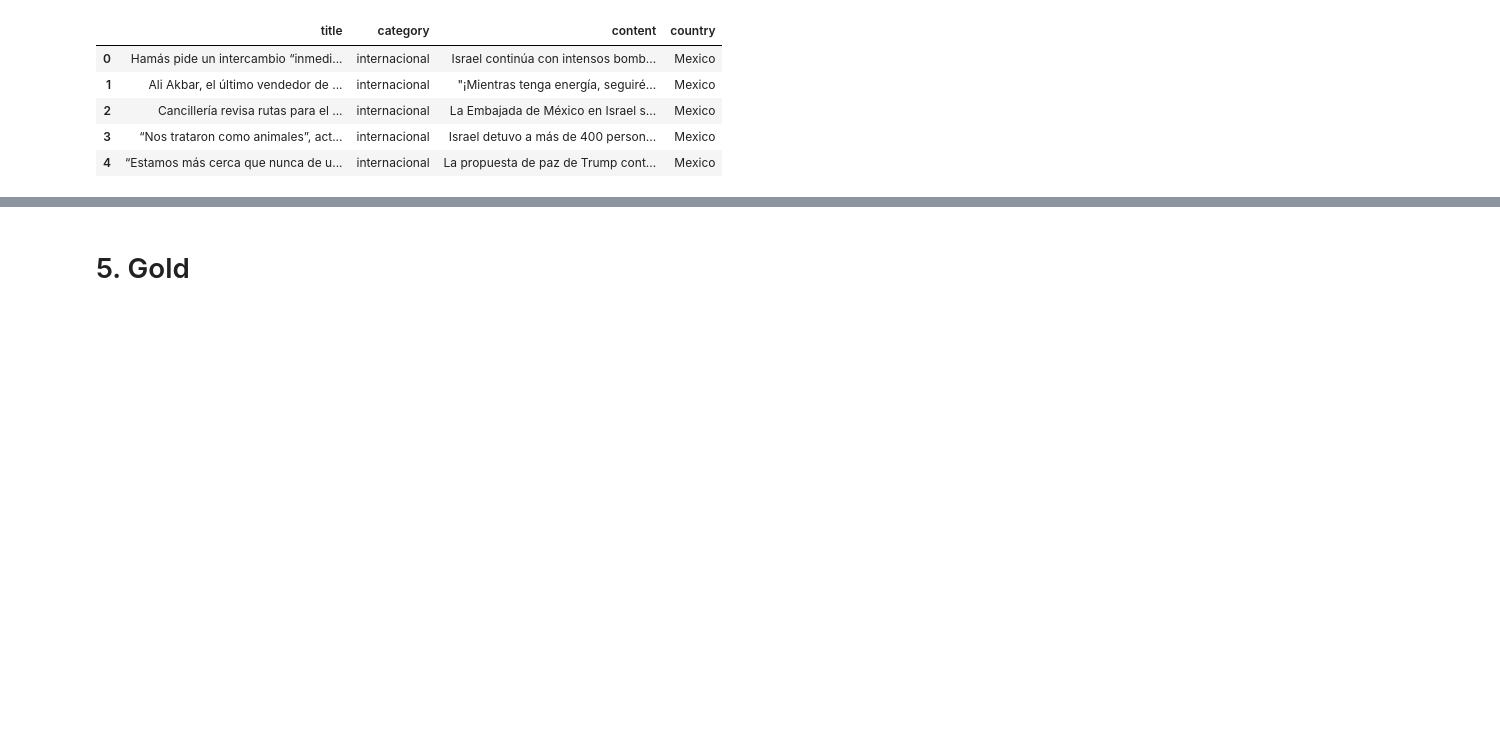
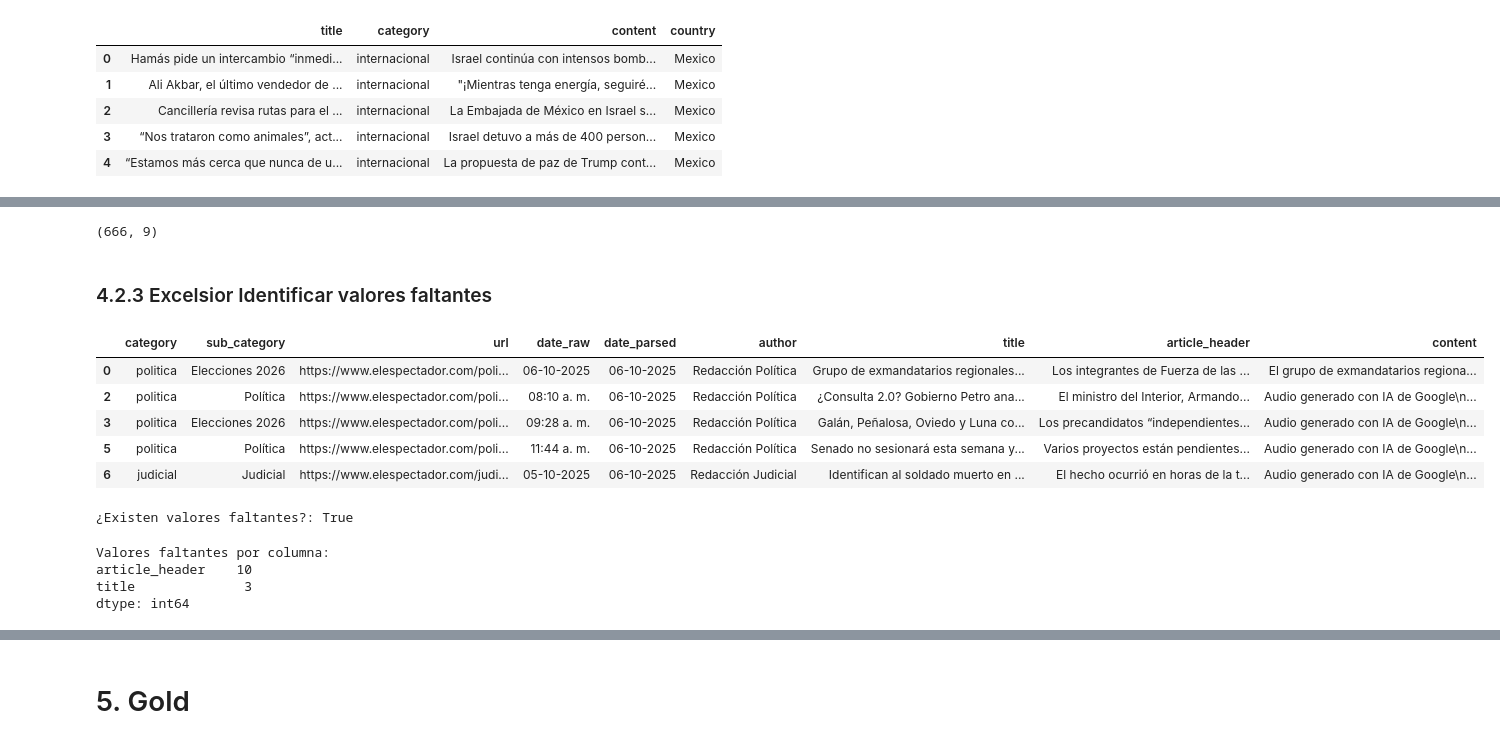
Before and after one commit to BlueAutomata/tesis-optimizacion-de-modelos-de-question-answering, a Jupyter notebook: src/notebooks/02_1_data_preprocessing.ipynb, the cells around one changed output, grey strips where cells are left out. Saved outputs shown, nothing was run; the diff lists cells and outputs as text; code cells hidden in the pictures; blank space fills up the shorter version.

Commit message:
first part completed

```diff
--- a/src/notebooks/02_1_data_preprocessing.ipynb
+++ b/src/notebooks/02_1_data_preprocessing.ipynb
@@ -628,0 +702,6 @@ bronze_df_animal_politico_all.head()
+# %%
+column_name = "url"  # 👈 replace with your column name
+
+# Count how many rows are duplicated based on that column
+num_duplicates = bronze_df_el_excelsior.duplicated(subset=[column_name]).sum()
+print(f"Number of duplicate {column_name}: {num_duplicates}")
@@ -628,0 +710,5 @@ bronze_df_animal_politico_all.head()
+# %%
+bronze_df_el_excelsior = bronze_df_el_excelsior.drop_duplicates(
+    subset=[column_name],
+    keep="first"
+).reset_index(drop=True)
@@ -628,0 +730,38 @@ bronze_df_animal_politico_all.head()
+# %%
+bronze_df_el_excelsior = bronze_df_el_excelsior[bronze_df_el_excelsior["subcription"] != "Suscriptores"]
+# %%
+bronze_df_el_excelsior = bronze_df_el_excelsior.drop(columns=["subcription"])
+# %%
+bronze_df_el_excelsior.shape
+# %% [output]
+(666, 9)
+# %% [markdown]
+### 4.2.3 Excelsior Identificar valores faltantes
+# %%
+bronze_df_el_excelsior.head()
+# %% [output]
+|  | category | sub_category | url | date_raw | date_parsed | author | title | article_header | content |
+| 0 | politica | Elecciones 2026 | https://www.elespectador.com/poli... | 06-10-2025 | 06-10-2025 | Redacción Política | Grupo de exmandatarios regionales... | Los integrantes de Fuerza de las ... | El grupo de exmandatarios regiona... |
+| 2 | politica | Política | https://www.elespectador.com/poli... | 08:10 a. m. | 06-10-2025 | Redacción Política | ¿Consulta 2.0? Gobierno Petro ana... | El ministro del Interior, Armando... | Audio generado con IA de Google\n... |
+| 3 | politica | Elecciones 2026 | https://www.elespectador.com/poli... | 09:28 a. m. | 06-10-2025 | Redacción Política | Galán, Peñalosa, Oviedo y Luna co... | Los precandidatos “independientes... | Audio generado con IA de Google\n... |
+| 5 | politica | Política | https://www.elespectador.com/poli... | 11:44 a. m. | 06-10-2025 | Redacción Política | Senado no sesionará esta semana y... | Varios proyectos están pendientes... | Audio generado con IA de Google\n... |
+| 6 | judicial | Judicial | https://www.elespectador.com/judi... | 05-10-2025 | 06-10-2025 | Redacción Judicial | Identifican al soldado muerto en ... | El hecho ocurrió en horas de la t... | Audio generado con IA de Google\n... |
+# %%
+# Verifica si hay algún valor faltante en el DataFrame
+has_missing = bronze_df_el_excelsior.isnull().values.any()
+print(f"¿Existen valores faltantes?: {has_missing}")
+# %% [output]
+¿Existen valores faltantes?: True
+# %%
+# Conteo de valores faltantes por columna
+missing_values = bronze_df_el_excelsior.isnull().sum()
+
+# Mostrar resultados ordenados
+missing_values = missing_values[missing_values > 0].sort_values(ascending=False)
+print("Valores faltantes por columna:")
+print(missing_values)
+# %% [output]
+Valores faltantes por columna:
+article_header    10
+title              3
+dtype: int64
```
Also changed, not shown: parts of 77 cells of this notebook.
